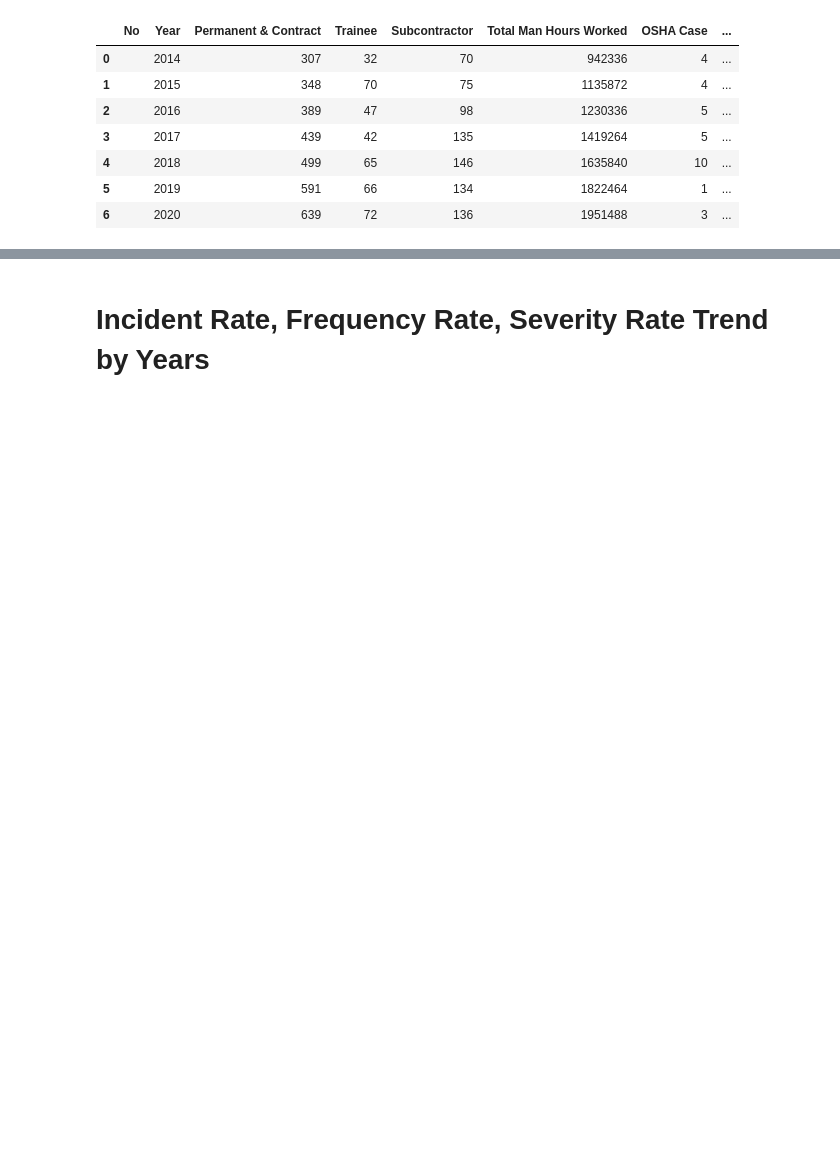
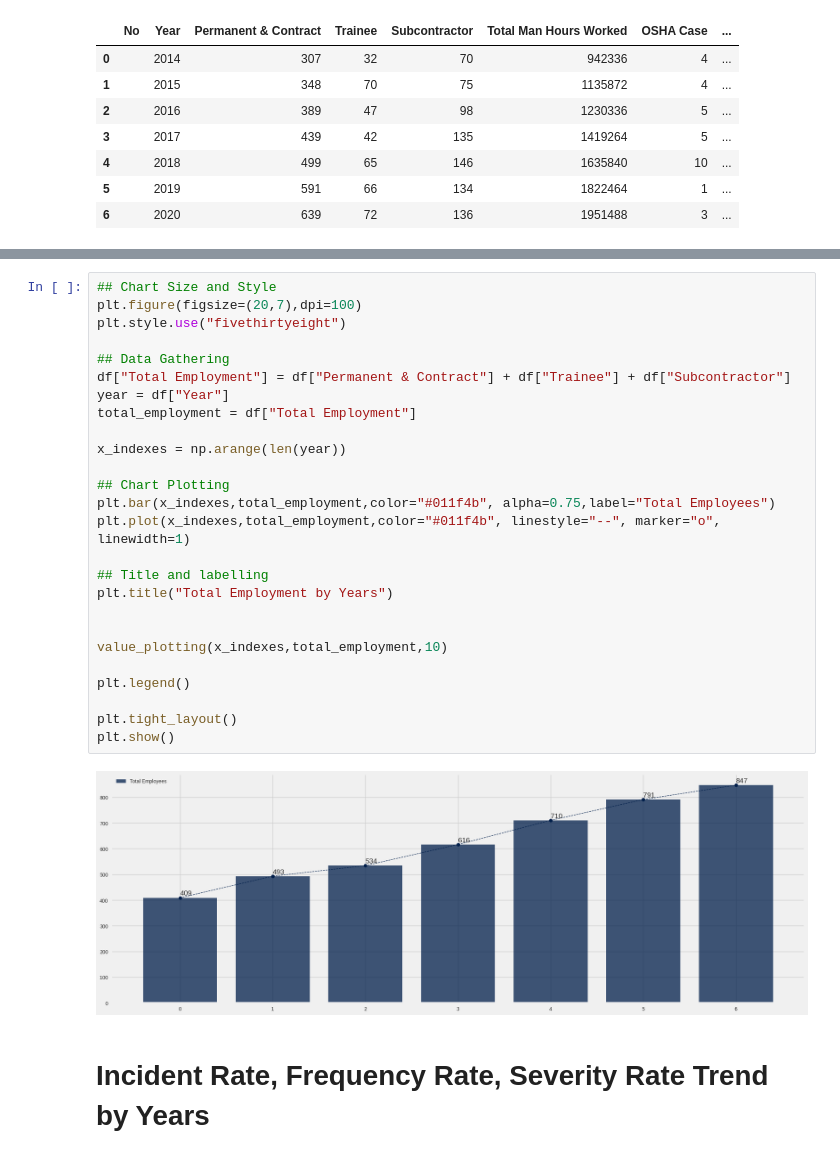
Before and after one commit to justaplan/EHS_yearly, a Jupyter notebook: EHS_Data_Analysis.ipynb, the cells around one changed output, grey strips where cells are left out. Drawn from its saved outputs; the diff is of its cells as text; blank space fills up the shorter version.

```diff
--- a/EHS_Data_Analysis.ipynb
+++ b/EHS_Data_Analysis.ipynb
@@ -74,3 +119,31 @@ plt.show()
+# %%
+## Chart Size and Style
+plt.figure(figsize=(20,7),dpi=100)
+plt.style.use("fivethirtyeight")
+
+## Data Gathering
+df["Total Employment"] = df["Permanent & Contract"] + df["Trainee"] + df["Subcontractor"]
+year = df["Year"]
+total_employment = df["Total Employment"]
+
+x_indexes = np.arange(len(year))
+
+## Chart Plotting
+plt.bar(x_indexes,total_employment,color="#011f4b", alpha=0.75,label="Total Employees")
+plt.plot(x_indexes,total_employment,color="#011f4b", linestyle="--", marker="o", linewidth=1)
+
+## Title and labelling
+plt.title("Total Employment by Years")
+
+
+value_plotting(x_indexes,total_employment,10)
+
+plt.legend()
+
+plt.tight_layout()
+plt.show()
+# %% [output]
+[figure, added]
 # %% [markdown]
 **<h1>Incident Rate, Frequency Rate, Severity Rate Trend by Years</h1>**
 # %%
```
Also changed, not shown: parts of 5 cells of this notebook.
